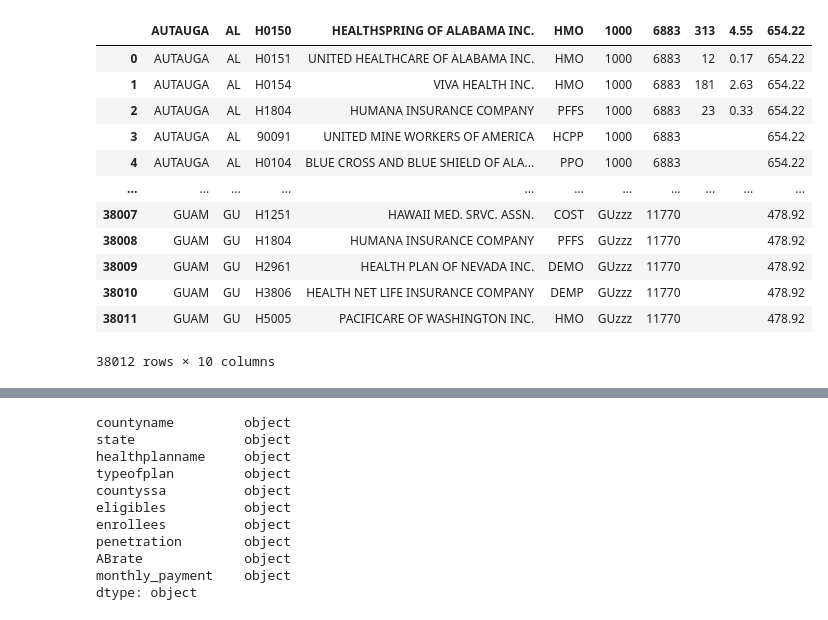
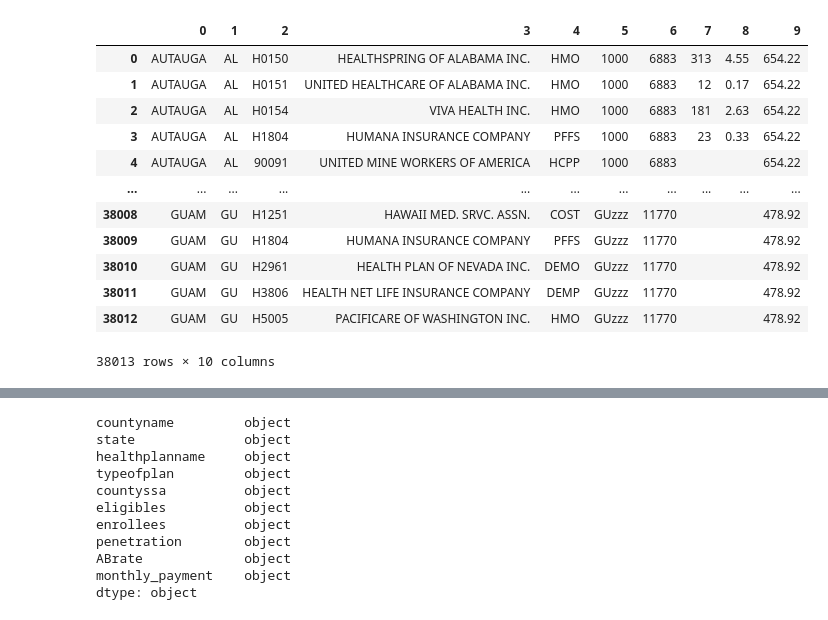
Before and after one commit to WilliamClintC/EvaluativeAssignment_2024, a Jupyter notebook: EvaluativeAssignment_2024/Medicare_Advantage/Medicare_Advantage/main.ipynb, the cells around one changed output, grey strips where cells are left out. Saved outputs shown, nothing was run; the diff lists cells and outputs as text; code cells hidden in the pictures.

```diff
--- a/EvaluativeAssignment_2024/Medicare_Advantage/Medicare_Advantage/main.ipynb
+++ b/EvaluativeAssignment_2024/Medicare_Advantage/Medicare_Advantage/main.ipynb
@@ -1,24 +1,22 @@
 # %%
 import pandas as pd
 
-# Load the dataset
+# Load the dataset without columns
 file_path = r'C:\Users\clint\Desktop\EvaluativeAssignment_2024\EvaluativeAssignment_2024\Medicare_Advantage\Medicare_Advantage\scp-1205.csv'
-data = pd.read_csv(file_path)
-
-# Display the first few rows of the dataset
+data = pd.read_csv(file_path, header=None)
 data
 # %% [output]
-|  | AUTAUGA | AL | H0150 | HEALTHSPRING OF ALABAMA INC. | HMO | 1000 | 6883 | 313 | 4.55 | 654.22 |
-| 0 | AUTAUGA | AL | H0151 | UNITED HEALTHCARE OF ALABAMA INC. | HMO | 1000 | 6883 | 12 | 0.17 | 654.22 |
-| 1 | AUTAUGA | AL | H0154 | VIVA HEALTH INC. | HMO | 1000 | 6883 | 181 | 2.63 | 654.22 |
-| 2 | AUTAUGA | AL | H1804 | HUMANA INSURANCE COMPANY | PFFS | 1000 | 6883 | 23 | 0.33 | 654.22 |
-| 3 | AUTAUGA | AL | 90091 | UNITED MINE WORKERS OF AMERICA | HCPP | 1000 | 6883 |  |  | 654.22 |
-| 4 | AUTAUGA | AL | H0104 | BLUE CROSS AND BLUE SHIELD OF ALA... | PPO | 1000 | 6883 |  |  | 654.22 |
+|  | 0 | 1 | 2 | 3 | 4 | 5 | 6 | 7 | 8 | 9 |
+| 0 | AUTAUGA | AL | H0150 | HEALTHSPRING OF ALABAMA INC. | HMO | 1000 | 6883 | 313 | 4.55 | 654.22 |
+| 1 | AUTAUGA | AL | H0151 | UNITED HEALTHCARE OF ALABAMA INC. | HMO | 1000 | 6883 | 12 | 0.17 | 654.22 |
+| 2 | AUTAUGA | AL | H0154 | VIVA HEALTH INC. | HMO | 1000 | 6883 | 181 | 2.63 | 654.22 |
+| 3 | AUTAUGA | AL | H1804 | HUMANA INSURANCE COMPANY | PFFS | 1000 | 6883 | 23 | 0.33 | 654.22 |
+| 4 | AUTAUGA | AL | 90091 | UNITED MINE WORKERS OF AMERICA | HCPP | 1000 | 6883 |  |  | 654.22 |
 | ... | ... | ... | ... | ... | ... | ... | ... | ... | ... | ... |
-| 38007 | GUAM | GU | H1251 | HAWAII MED. SRVC. ASSN. | COST | GUzzz | 11770 |  |  | 478.92 |
-| 38008 | GUAM | GU | H1804 | HUMANA INSURANCE COMPANY | PFFS | GUzzz | 11770 |  |  | 478.92 |
-| 38009 | GUAM | GU | H2961 | HEALTH PLAN OF NEVADA INC. | DEMO | GUzzz | 11770 |  |  | 478.92 |
-| 38010 | GUAM | GU | H3806 | HEALTH NET LIFE INSURANCE COMPANY | DEMP | GUzzz | 11770 |  |  | 478.92 |
-| 38011 | GUAM | GU | H5005 | PACIFICARE OF WASHINGTON INC. | HMO | GUzzz | 11770 |  |  | 478.92 |
+| 38008 | GUAM | GU | H1251 | HAWAII MED. SRVC. ASSN. | COST | GUzzz | 11770 |  |  | 478.92 |
+| 38009 | GUAM | GU | H1804 | HUMANA INSURANCE COMPANY | PFFS | GUzzz | 11770 |  |  | 478.92 |
+| 38010 | GUAM | GU | H2961 | HEALTH PLAN OF NEVADA INC. | DEMO | GUzzz | 11770 |  |  | 478.92 |
+| 38011 | GUAM | GU | H3806 | HEALTH NET LIFE INSURANCE COMPANY | DEMP | GUzzz | 11770 |  |  | 478.92 |
+| 38012 | GUAM | GU | H5005 | PACIFICARE OF WASHINGTON INC. | HMO | GUzzz | 11770 |  |  | 478.92 |
-38012 rows × 10 columns
+38013 rows × 10 columns
 # %%
```
Also changed, not shown: parts of 16 cells of this notebook.
